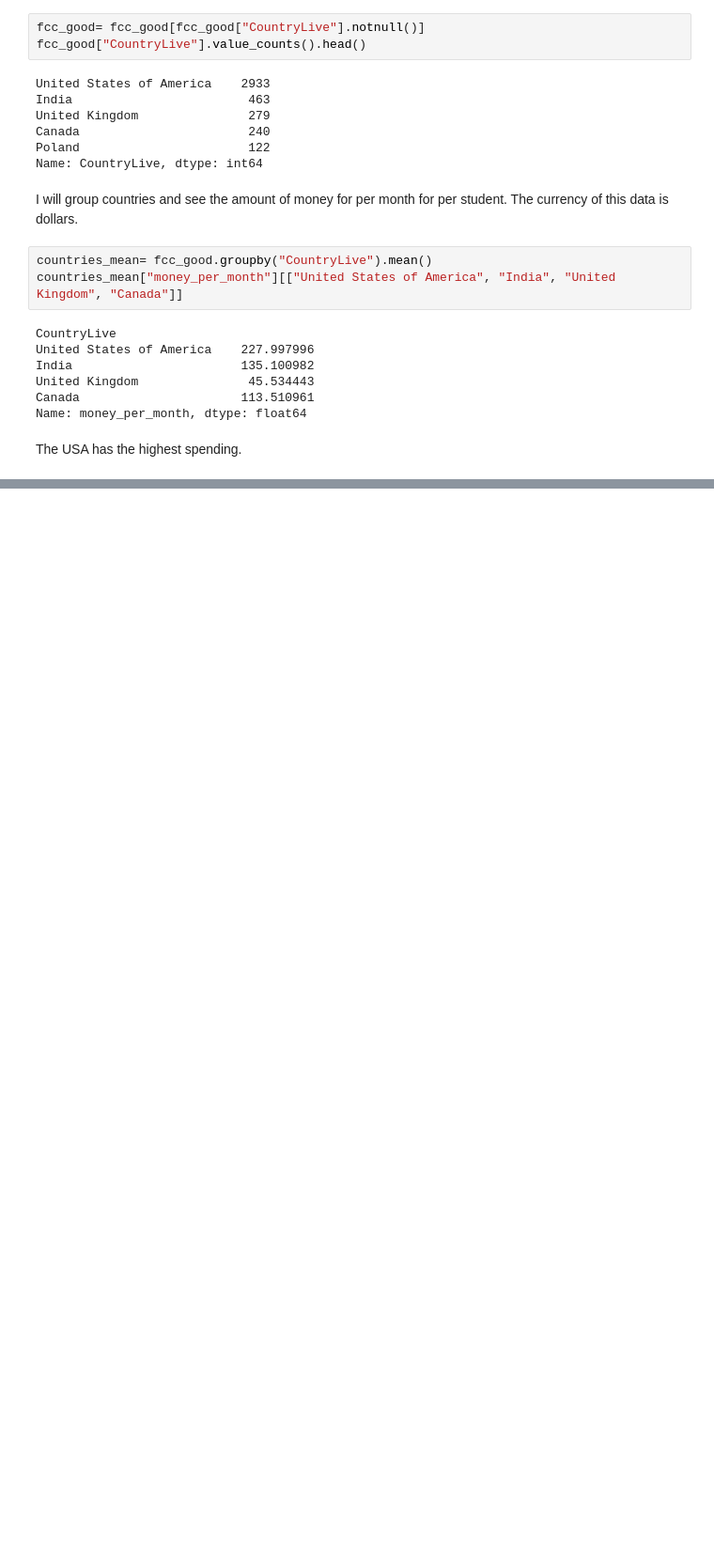
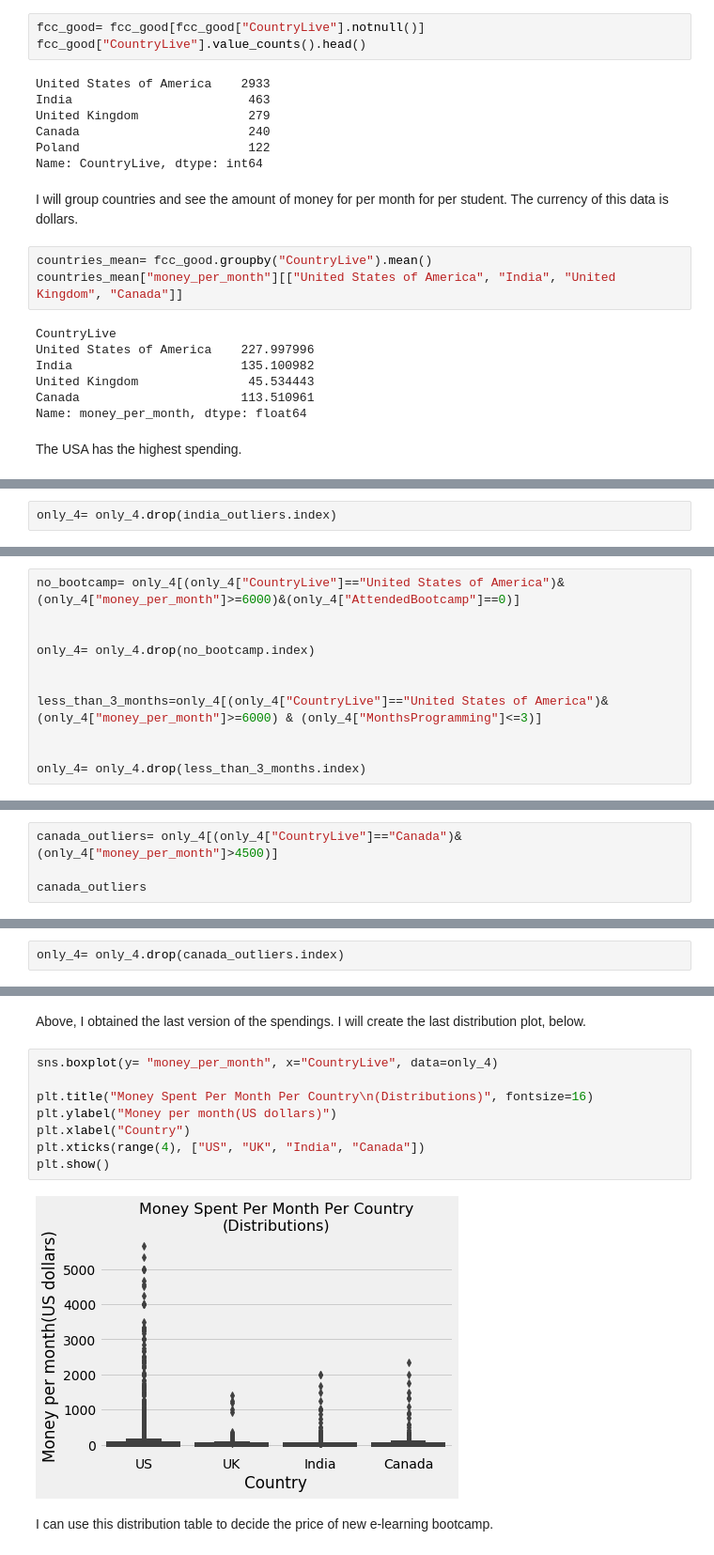
Before and after one commit to shylkymc/Finding-the-Best-Markets-to-Advertise, a Jupyter notebook: Finding the Best Markets to Advertise.ipynb, the cells around one changed output, grey strips where cells are left out. Shown at 94% size. Cells and saved outputs as stored; diff of their text form; blank space fills up the shorter version.

```diff
--- a/Finding the Best Markets to Advertise.ipynb
+++ b/Finding the Best Markets to Advertise.ipynb
@@ -208,0 +271,2 @@ The USA has the highest spending.
+# %%
+only_4= only_4.drop(india_outliers.index)
@@ -208,0 +295,11 @@ The USA has the highest spending.
+# %%
+no_bootcamp= only_4[(only_4["CountryLive"]=="United States of America")& (only_4["money_per_month"]>=6000)&(only_4["AttendedBootcamp"]==0)]
+
+
+only_4= only_4.drop(no_bootcamp.index)
+
+
+less_than_3_months=only_4[(only_4["CountryLive"]=="United States of America")& (only_4["money_per_month"]>=6000) & (only_4["MonthsProgramming"]<=3)]
+
+
+only_4= only_4.drop(less_than_3_months.index)
@@ -208,0 +308,4 @@ The USA has the highest spending.
+# %%
+canada_outliers= only_4[(only_4["CountryLive"]=="Canada")& (only_4["money_per_month"]>4500)]
+
+canada_outliers
@@ -208,0 +316,2 @@ The USA has the highest spending.
+# %%
+only_4= only_4.drop(canada_outliers.index)
@@ -208,0 +327,14 @@ The USA has the highest spending.
+# %% [markdown]
+Above, I obtained the last version of the spendings. I will create the last distribution plot, below.
+# %%
+sns.boxplot(y= "money_per_month", x="CountryLive", data=only_4)
+
+plt.title("Money Spent Per Month Per Country\n(Distributions)", fontsize=16)
+plt.ylabel("Money per month(US dollars)")
+plt.xlabel("Country")
+plt.xticks(range(4), ["US", "UK", "India", "Canada"])
+plt.show()
+# %% [output]
+[figure, added]
+# %% [markdown]
+I can use this distribution table to decide the price of new e-learning bootcamp.
```
Also changed, not shown: parts of 24 cells of this notebook.
